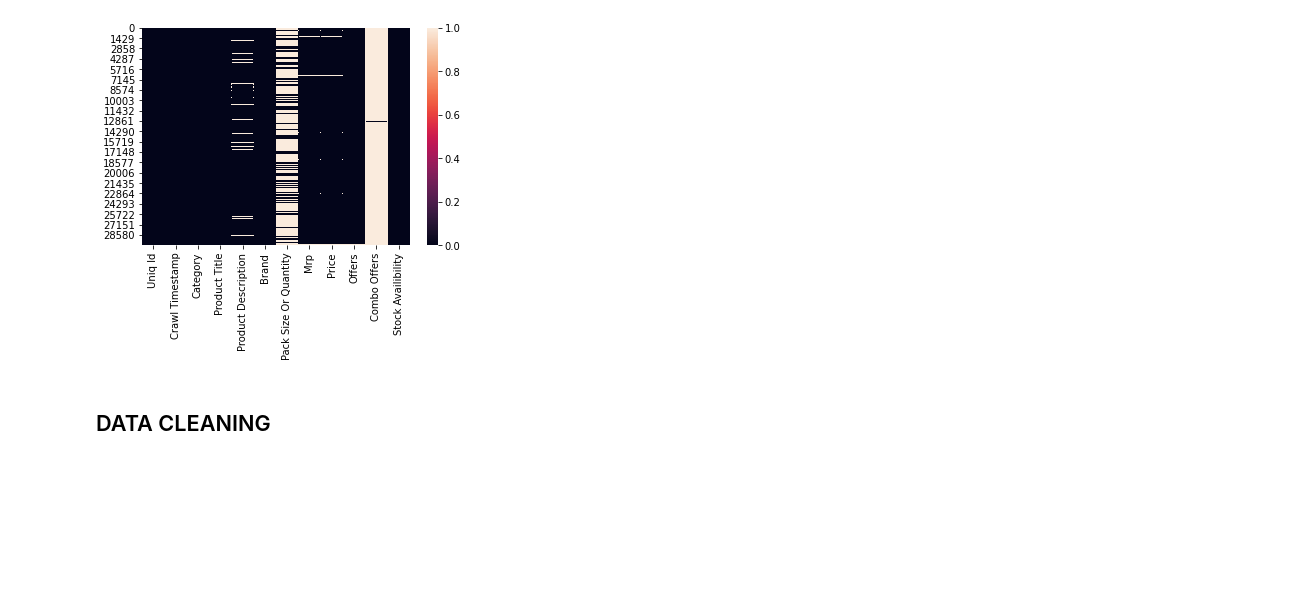
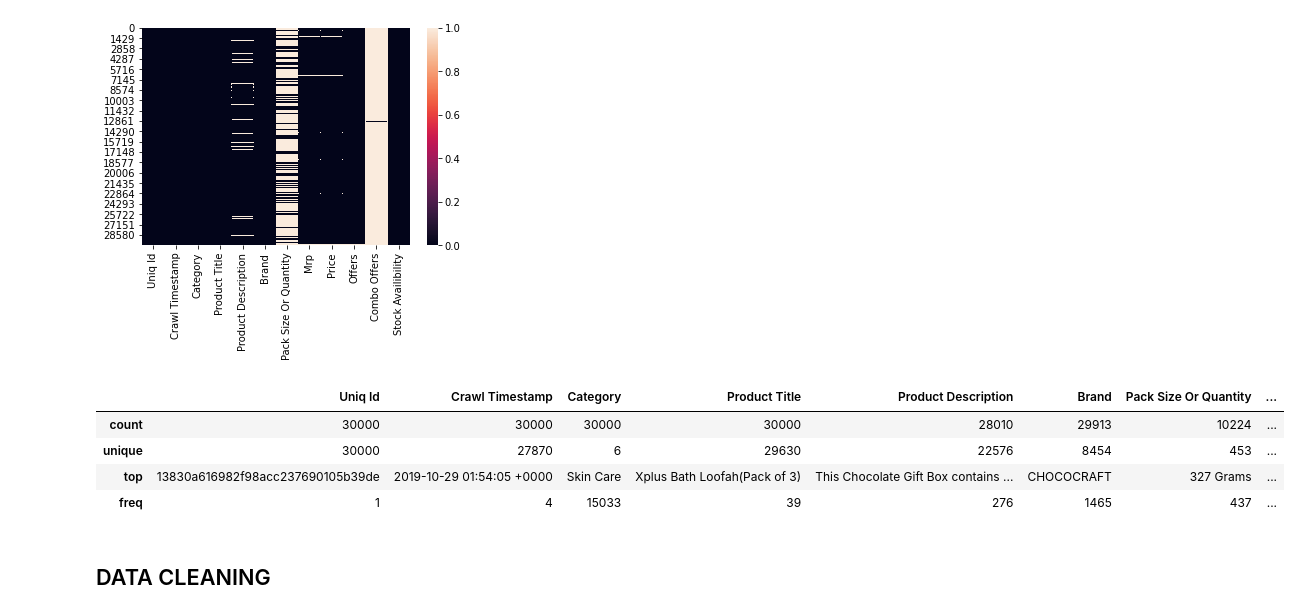
Before and after one commit to Abhishek4848/Amazon-product-listing-Analysis, a Jupyter notebook: AmazonDataAnalysis.ipynb, the cells around one changed output. Cells and saved outputs as stored; diff of their text form; code cells hidden in the pictures; blank space fills up the shorter version.

```diff
--- a/AmazonDataAnalysis.ipynb
+++ b/AmazonDataAnalysis.ipynb
@@ -96,6 +85,14 @@ sns.heatmap(amzn.isna())
 # %% [output]
 <matplotlib.axes._subplots.AxesSubplot at 0x...>
 [figure]
+# %%
+amzn.describe()
+# %% [output]
+|  | Uniq Id | Crawl Timestamp | Category | Product Title | Product Description | Brand | Pack Size Or Quantity | ... |
+| count | 30000 | 30000 | 30000 | 30000 | 28010 | 29913 | 10224 | ... |
+| unique | 30000 | 27870 | 6 | 29630 | 22576 | 8454 | 453 | ... |
+| top | 13830a616982f98acc237690105b39de | 2019-10-29 01:54:05 +0000 | Skin Care | Xplus Bath Loofah(Pack of 3) | This Chocolate Gift Box contains ... | CHOCOCRAFT | 327 Grams | ... |
+| freq | 1 | 4 | 15033 | 39 | 276 | 1465 | 437 | ... |
 # %% [markdown]
 ## DATA CLEANING
 # %% [markdown]
```
Also changed, not shown: parts of 29 cells of this notebook.
